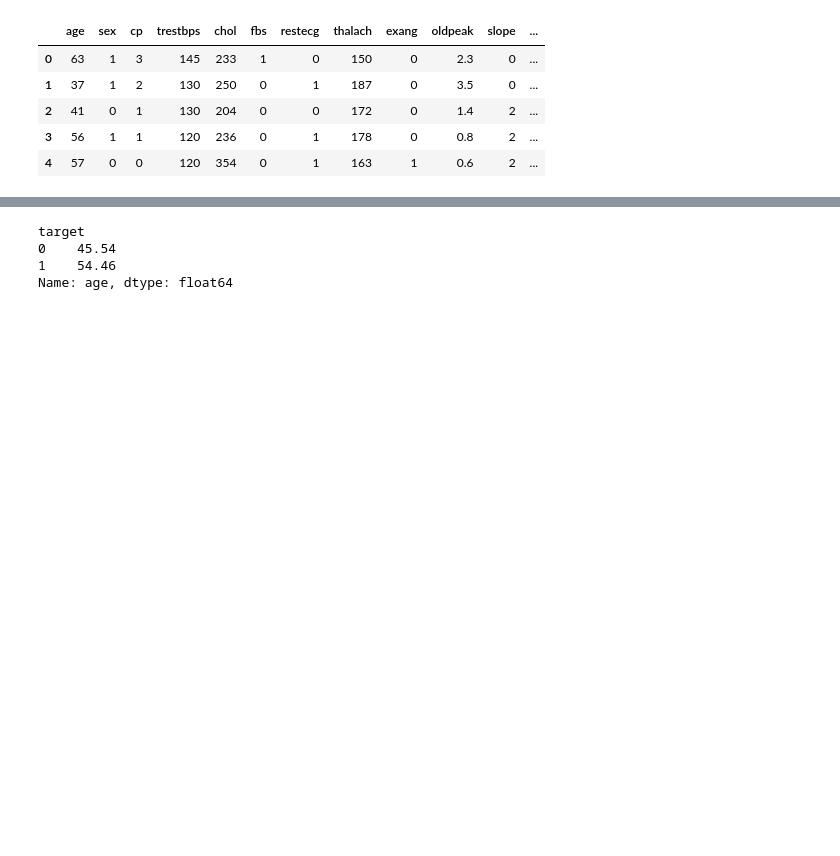
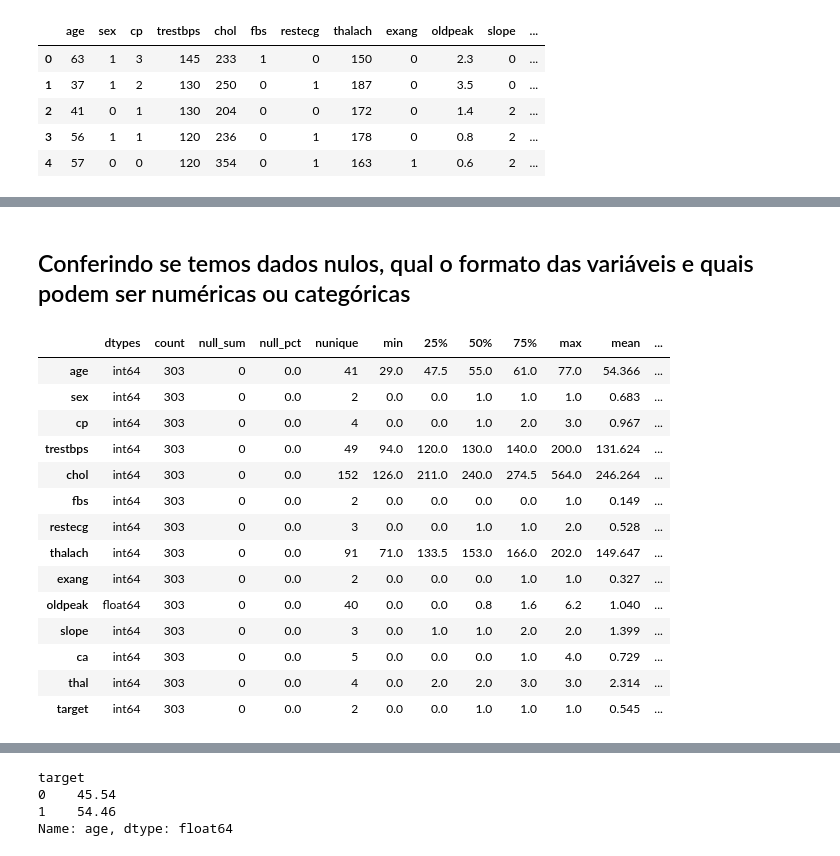
Before and after one commit to hgf777-br/trabalho-final-deep-learning, a Jupyter notebook: EX3_2_hgf.ipynb, the cells around one changed output, grey strips where cells are left out. Saved outputs shown, nothing was run; the diff lists cells and outputs as text; code cells hidden in the pictures; blank space fills up the shorter version.

```diff
--- a/EX3_2_hgf.ipynb
+++ b/EX3_2_hgf.ipynb
@@ -108,0 +84,20 @@ df.describe()
+# %% [markdown]
+## Conferindo se temos dados nulos, qual o formato das variáveis e quais podem ser numéricas ou categóricas
+# %%
+explore(df)
+# %% [output]
+|  | dtypes | count | null_sum | null_pct | nunique | min | 25% | 50% | 75% | max | mean | ... |
+| age | int64 | 303 | 0 | 0.0 | 41 | 29.0 | 47.5 | 55.0 | 61.0 | 77.0 | 54.366 | ... |
+| sex | int64 | 303 | 0 | 0.0 | 2 | 0.0 | 0.0 | 1.0 | 1.0 | 1.0 | 0.683 | ... |
+| cp | int64 | 303 | 0 | 0.0 | 4 | 0.0 | 0.0 | 1.0 | 2.0 | 3.0 | 0.967 | ... |
+| trestbps | int64 | 303 | 0 | 0.0 | 49 | 94.0 | 120.0 | 130.0 | 140.0 | 200.0 | 131.624 | ... |
+| chol | int64 | 303 | 0 | 0.0 | 152 | 126.0 | 211.0 | 240.0 | 274.5 | 564.0 | 246.264 | ... |
+| fbs | int64 | 303 | 0 | 0.0 | 2 | 0.0 | 0.0 | 0.0 | 0.0 | 1.0 | 0.149 | ... |
+| restecg | int64 | 303 | 0 | 0.0 | 3 | 0.0 | 0.0 | 1.0 | 1.0 | 2.0 | 0.528 | ... |
+| thalach | int64 | 303 | 0 | 0.0 | 91 | 71.0 | 133.5 | 153.0 | 166.0 | 202.0 | 149.647 | ... |
+| exang | int64 | 303 | 0 | 0.0 | 2 | 0.0 | 0.0 | 0.0 | 1.0 | 1.0 | 0.327 | ... |
+| oldpeak | float64 | 303 | 0 | 0.0 | 40 | 0.0 | 0.0 | 0.8 | 1.6 | 6.2 | 1.040 | ... |
+| slope | int64 | 303 | 0 | 0.0 | 3 | 0.0 | 1.0 | 1.0 | 2.0 | 2.0 | 1.399 | ... |
+| ca | int64 | 303 | 0 | 0.0 | 5 | 0.0 | 0.0 | 0.0 | 1.0 | 4.0 | 0.729 | ... |
+| thal | int64 | 303 | 0 | 0.0 | 4 | 0.0 | 2.0 | 2.0 | 3.0 | 3.0 | 2.314 | ... |
+| target | int64 | 303 | 0 | 0.0 | 2 | 0.0 | 0.0 | 1.0 | 1.0 | 1.0 | 0.545 | ... |
```
Also changed, not shown: parts of 29 cells of this notebook, 3 other files.
